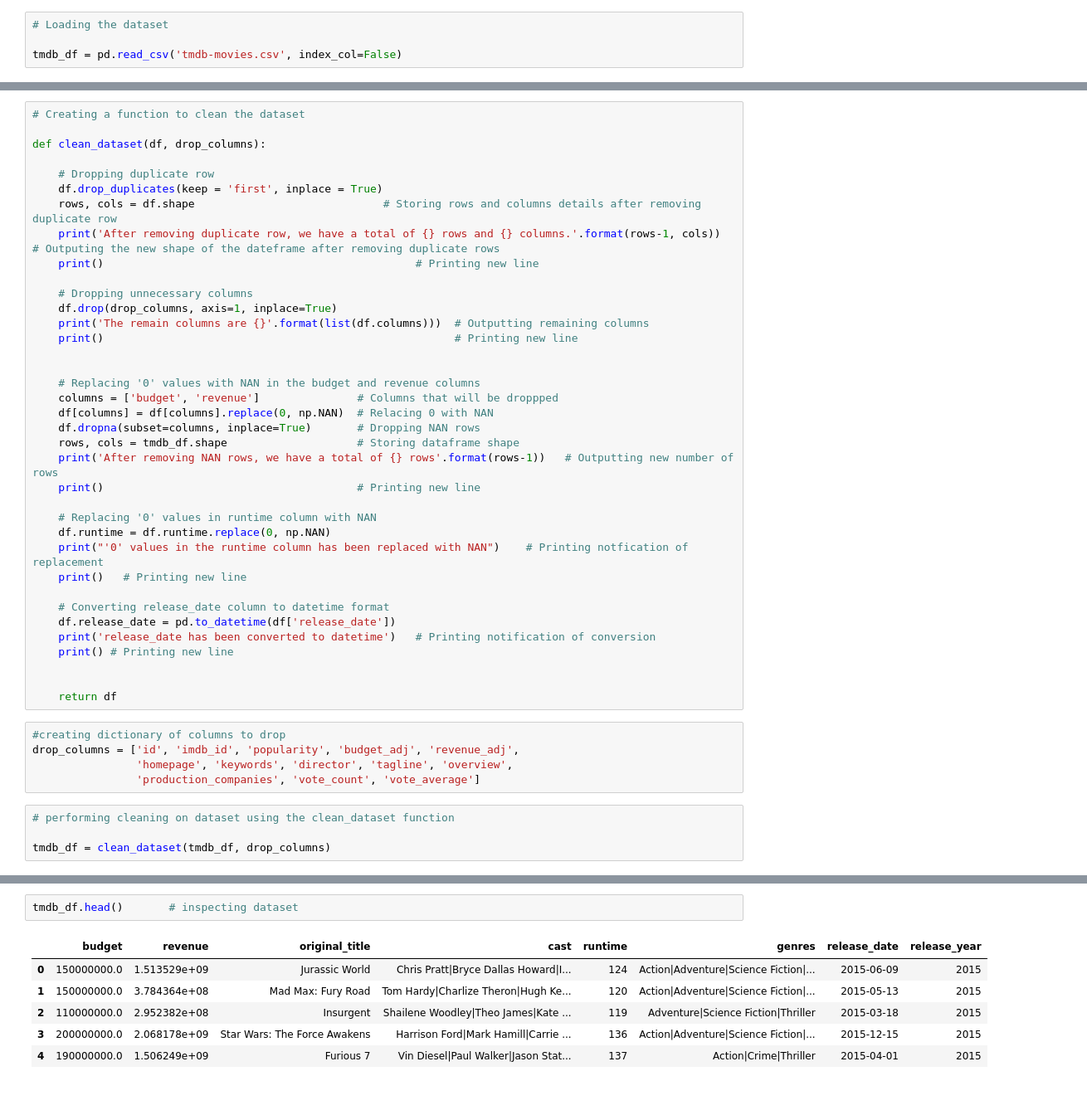
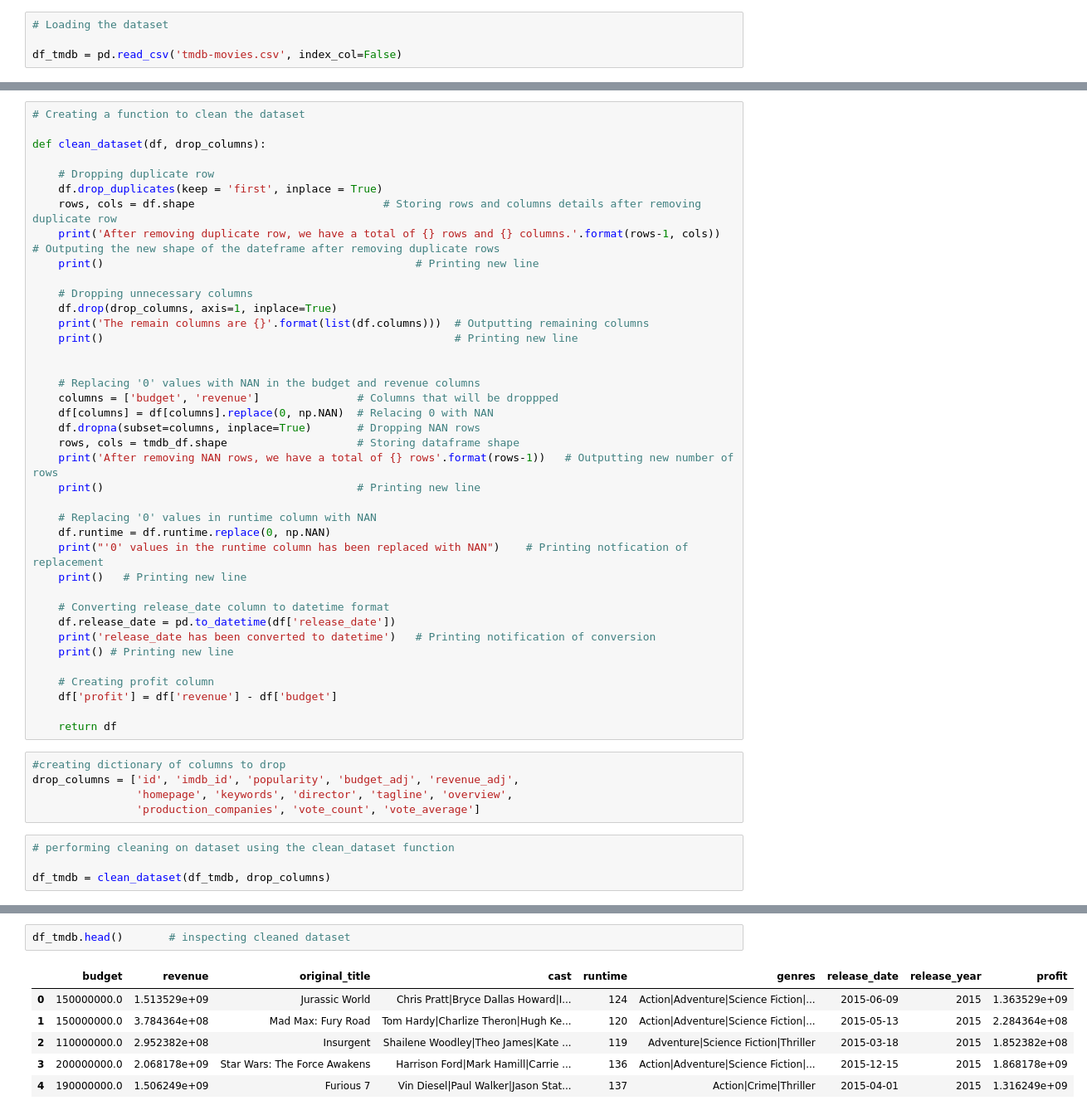
Before and after one commit to Okea99/DA-Udacity-Investigating-a-dataset, a Jupyter notebook: Investigating the TMDB Movie Dataset.ipynb, the cells around one changed output, grey strips where cells are left out. Shown: that part at 83% size. Cells and saved outputs as stored; diff of their text form.

```diff
--- a/Investigating the TMDB Movie Dataset.ipynb
+++ b/Investigating the TMDB Movie Dataset.ipynb
@@ -45,6 +66,6 @@ import seaborn as sns
 # %%
 # Loading the dataset
 
-tmdb_df = pd.read_csv('tmdb-movies.csv', index_col=False)
+df_tmdb = pd.read_csv('tmdb-movies.csv', index_col=False)
 # %%
 # Printing the first 5 rows of the dataset
@@ -145,6 +192,8 @@ def clean_dataset(df, drop_columns):
     print('release_date has been converted to datetime')   # Printing notification of conversion
     print() # Printing new line
 
+    # Creating profit column
+    df['profit'] = df['revenue'] - df['budget']
 
     return df
 # %%
@@ -155,7 +204,7 @@ drop_columns = ['id', 'imdb_id', 'popularity', 'budget_adj', 'revenue_adj',
 # %%
 # performing cleaning on dataset using the clean_dataset function
 
-tmdb_df = clean_dataset(tmdb_df, drop_columns)
+df_tmdb = clean_dataset(df_tmdb, drop_columns)
 # %% [output]
 After removing duplicate row, we have a total of 10864 rows and 21 columns.
 
@@ -167,12 +216,12 @@ After removing NAN rows, we have a total of 3853 rows
 
 release_date has been converted to datetime
 # %%
-tmdb_df.head()       # inspecting dataset
+df_tmdb.head()       # inspecting cleaned dataset
 # %% [output]
-|  | budget | revenue | original_title | cast | runtime | genres | release_date | release_year |
-| 0 | 150000000.0 | 1.513529e+09 | Jurassic World | Chris Pratt|Bryce Dallas Howard|I... | 124 | Action|Adventure|Science Fiction|... | 2015-06-09 | 2015 |
-| 1 | 150000000.0 | 3.784364e+08 | Mad Max: Fury Road | Tom Hardy|Charlize Theron|Hugh Ke... | 120 | Action|Adventure|Science Fiction|... | 2015-05-13 | 2015 |
-| 2 | 110000000.0 | 2.952382e+08 | Insurgent | Shailene Woodley|Theo James|Kate ... | 119 | Adventure|Science Fiction|Thriller | 2015-03-18 | 2015 |
-| 3 | 200000000.0 | 2.068178e+09 | Star Wars: The Force Awakens | Harrison Ford|Mark Hamill|Carrie ... | 136 | Action|Adventure|Science Fiction|... | 2015-12-15 | 2015 |
-| 4 | 190000000.0 | 1.506249e+09 | Furious 7 | Vin Diesel|Paul Walker|Jason Stat... | 137 | Action|Crime|Thriller | 2015-04-01 | 2015 |
+|  | budget | revenue | original_title | cast | runtime | genres | release_date | release_year | profit |
+| 0 | 150000000.0 | 1.513529e+09 | Jurassic World | Chris Pratt|Bryce Dallas Howard|I... | 124 | Action|Adventure|Science Fiction|... | 2015-06-09 | 2015 | 1.363529e+09 |
+| 1 | 150000000.0 | 3.784364e+08 | Mad Max: Fury Road | Tom Hardy|Charlize Theron|Hugh Ke... | 120 | Action|Adventure|Science Fiction|... | 2015-05-13 | 2015 | 2.284364e+08 |
+| 2 | 110000000.0 | 2.952382e+08 | Insurgent | Shailene Woodley|Theo James|Kate ... | 119 | Adventure|Science Fiction|Thriller | 2015-03-18 | 2015 | 1.852382e+08 |
+| 3 | 200000000.0 | 2.068178e+09 | Star Wars: The Force Awakens | Harrison Ford|Mark Hamill|Carrie ... | 136 | Action|Adventure|Science Fiction|... | 2015-12-15 | 2015 | 1.868178e+09 |
+| 4 | 190000000.0 | 1.506249e+09 | Furious 7 | Vin Diesel|Paul Walker|Jason Stat... | 137 | Action|Crime|Thriller | 2015-04-01 | 2015 | 1.316249e+09 |
 # %%
```
Also changed, not shown: parts of 11 cells of this notebook, 1 other file.
